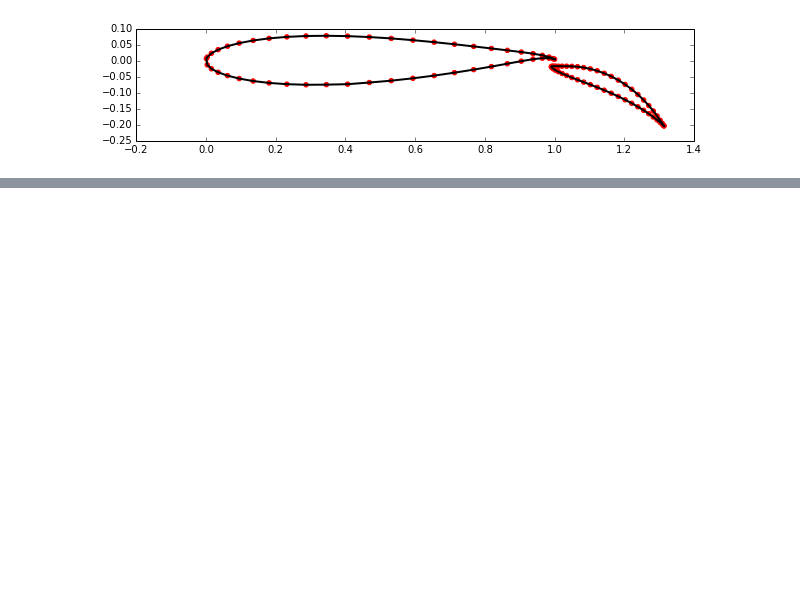
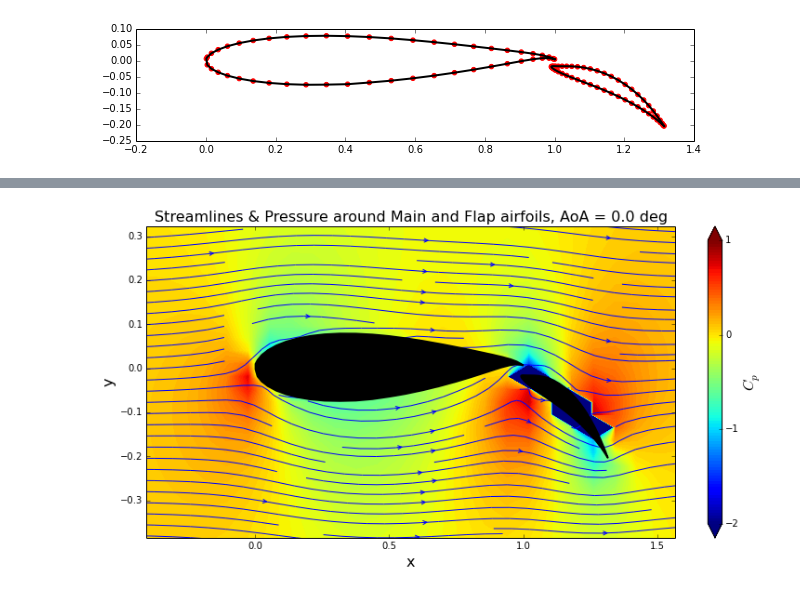
Before and after one commit to cparvini/AeroHydroWork, a Jupyter notebook: Lesson11_assignment.ipynb, the cells around one changed output, grey strips where cells are left out. Drawn from its saved outputs; the diff is of its cells as text; code cells hidden in the pictures; blank space fills up the shorter version.

```diff
--- a/Lesson11_assignment.ipynb
+++ b/Lesson11_assignment.ipynb
@@ -362,14 +355,13 @@ gamma = variables[-2:]
 get_tangential_velocity(panels, freestream, gamma)
 get_pressure_coefficient(panels, freestream)
 
-val_x, val_y = 0.1, 0.2
-x_min, x_max = min( panel.xa for panel in panels ), max( panel.xa for panel in panels )
-cp_min, cp_max = min( panel.cp for panel in panels ), max( panel.cp for panel in panels )
+val_x, val_y = 1.0, 2.0
+x_min, x_max = numpy.min( [panel.xa for panel in panels] ), numpy.max( [panel.xa for panel in panels] )
+y_min, y_max = numpy.min( [panel.ya for panel in panels] ), numpy.max( [panel.ya for panel in panels] )
 x_start, x_end = x_min-val_x*(x_max-x_min), x_max+val_x*(x_max-x_min)
-y_start, y_end = cp_min-val_y*(cp_max-cp_min), cp_max+val_y*(cp_max-cp_min)
+y_start, y_end = y_min-val_y*(y_max-y_min), y_max+val_y*(y_max-y_min)
 
-X, Y = numpy.meshgrid(numpy.linspace(x_start, 2.*x_end, Nx), numpy.linspace(y_start, y_end, Ny))
-
+X, Y = numpy.meshgrid(numpy.linspace(x_start, x_end, Nx), numpy.linspace(y_start, y_end, Ny))
 u, v = get_velocity_field(panels, freestream, X, Y)
 cp = 1.0 - (u**2+v**2)/freestream.u_inf**2
 
@@ -420,3 +417,30 @@ Lift: L = -1.723; Lift Coefficient: c_l = -6.982
+# %%
+val_x, val_y = 1.0, 2.0
+x_min, x_max = numpy.min( [panel.xa for panel in panels] ), numpy.max( [panel.xa for panel in panels] )
+y_min, y_max = numpy.min( [panel.ya for panel in panels] ), numpy.max( [panel.ya for panel in panels] )
+x_start, x_end = x_min-val_x*(x_max-x_min), x_max+val_x*(x_max-x_min)
+y_start, y_end = y_min-val_y*(y_max-y_min), y_max+val_y*(y_max-y_min)
+
+fig = pyplot.figure(figsize=(12.75, 6))
+pyplot.xlabel('x', fontsize=16)
+pyplot.ylabel('y', fontsize=16)
+pyplot.streamplot(X, Y, u, v, density=2, linewidth=1, arrowsize=1, arrowstyle='->')
+pyplot.fill([panel.xc for panel in panel_main],
+         [panel.yc for panel in panel_main],
+         color='k', linestyle='solid', linewidth=2, zorder=2)
+pyplot.fill([panel.xc for panel in panel_flap],
+         [panel.yc for panel in panel_flap],
+         color='k', linestyle='solid', linewidth=2, zorder=2)
+scale = 2.0
+pyplot.xlim(x_start/scale+0.25, x_end/scale+0.25)
+pyplot.ylim(y_start/scale, y_end/scale)
+pyplot.title('Streamlines & Pressure around Main and Flap airfoils, AoA = %.1f deg' % (alpha), fontsize=16)
+contf = pyplot.contourf(X, Y, cp, levels=numpy.linspace(-2.0, 1.0, 100), extend='both')
+cbar = pyplot.colorbar(contf)
+cbar.set_label('$C_p$', fontsize=16)
+cbar.set_ticks([-2.0, -1.0, 0.0, 1.0])
+# %% [output]
+[figure, added]
 # %%
 print panel_main[2].cp, panel_flap[9].cp, lift
 # %% [output]
```
Also changed, not shown: parts of 5 cells of this notebook.
